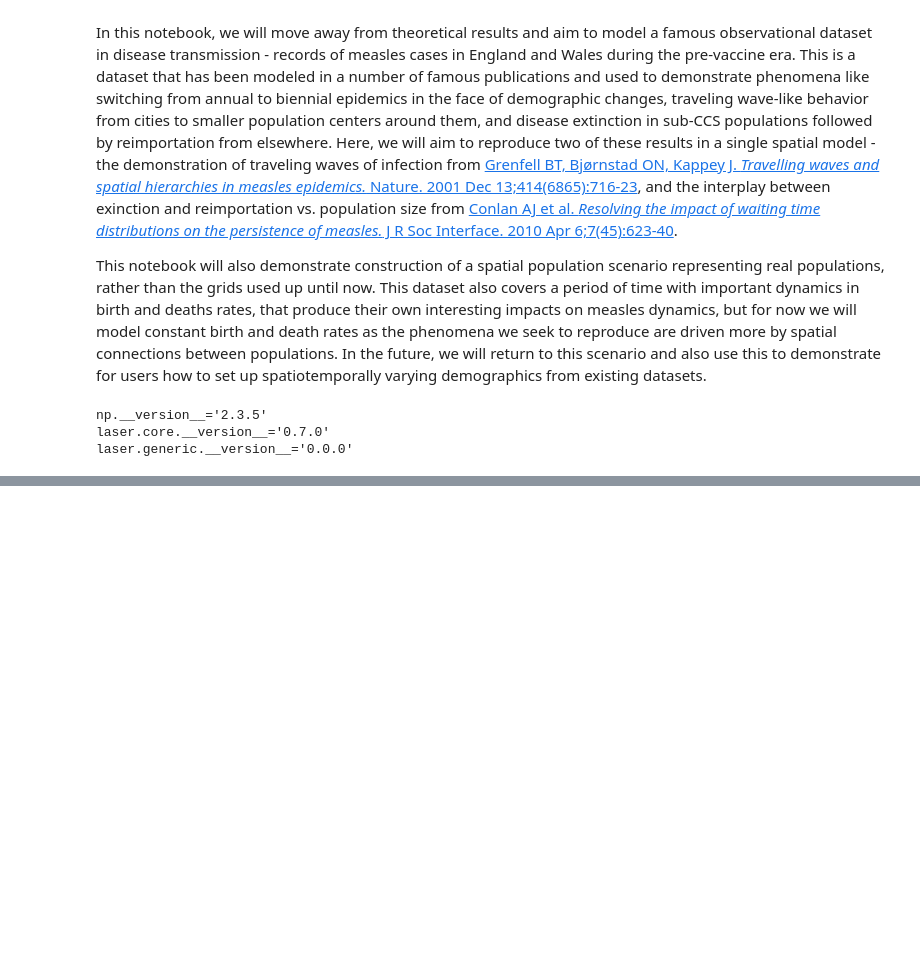
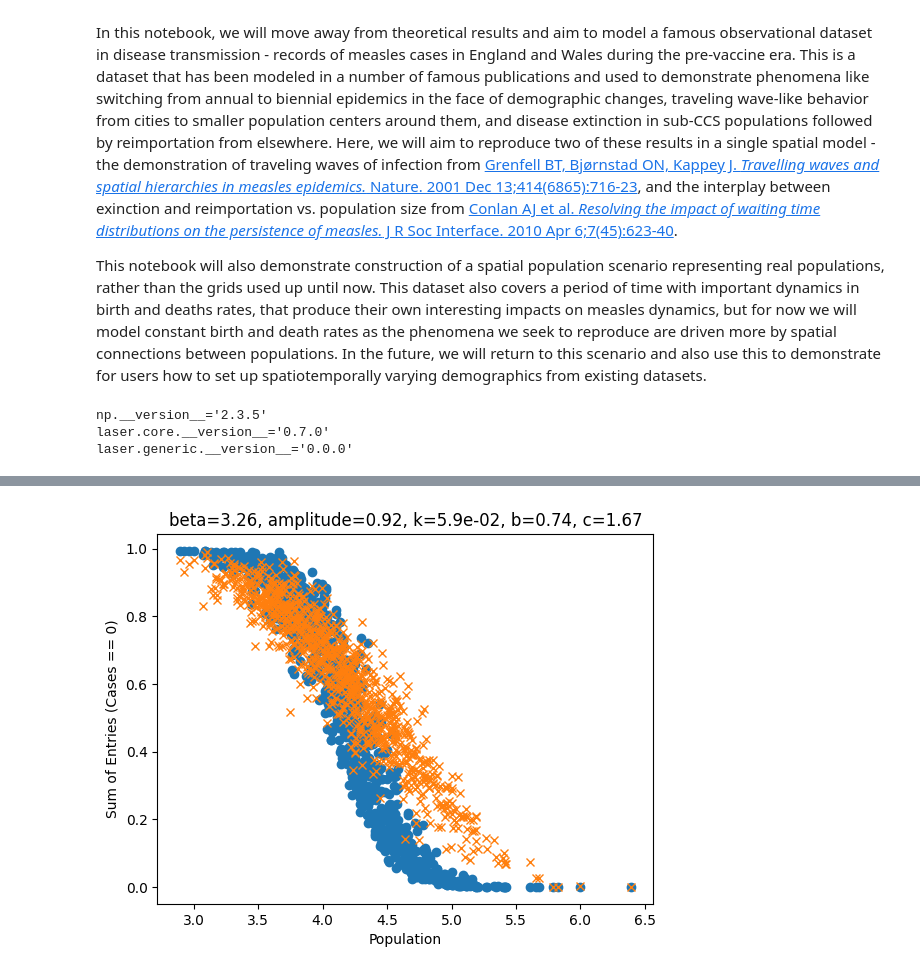
Before and after one commit to laser-base/laser-generic, a Jupyter notebook: docs/tutorials/notebooks/10_England_and_Wales.ipynb, the cells around one changed output, grey strips where cells are left out. Saved outputs shown, nothing was run; the diff lists cells and outputs as text; code cells hidden in the pictures; blank space fills up the shorter version.

Commit message:
Committing England and Wales notbook demonstrating reproduction of both the Critical Community Size and Phase Coherence vs. distance in a single simulation.

```diff
--- a/docs/tutorials/notebooks/10_England_and_Wales.ipynb
+++ b/docs/tutorials/notebooks/10_England_and_Wales.ipynb
@@ -354,4 +137,0 @@ False
-# %%
-pops = np.array([10., 100., 1000.])
-distances = np.array([[0., 1., 2.], [1, 0, 5], [2, 5, 0]])
-network = gravity(pops, distances, 1, 0, 1, 1)
@@ -830,7 +137,0 @@ IndexError: list index out of range
-# %%
-betas = []
-scalars = []
-for i in range(9):
-    for j in range(5):
-        betas.append(0.5+0.25*i)
-        scalars.append(0.5+0.25*j)
@@ -849,0 +138,3 @@ betas[35], scalars[35]
+# %%
+run_sims = True
+start_from_last = False
@@ -849,0 +267,21 @@ betas[35], scalars[35]
+# %%
+weekly_incidence = np.load('outputs/EW_outputs.npy')
+params_df = pd.read_csv('outputs/EW_parameter_samples.csv')
+results_df = params_df.copy()
+
+prop_zero = np.mean(weekly_incidence[:, 1040:, :]==0, axis=1)
+prop_low = np.mean(weekly_incidence[:, 1040:, :]<=2, axis=1)
+
+results_df["prop_zero"] = list(prop_zero)
+results_df["prop_low"] = list(prop_low)
+# %%
+#Plot the proportion of weeks with no incidence case from the first sim, and from the data
+ind = 0
+plt.plot(np.log10(model.scenario.population), results_df.loc[ind]["prop_zero"], 'o')
+plt.plot(np.log10(model.scenario.population), model.scenario.prop_zero, 'x')
+plt.xlabel('Population')
+plt.ylabel('Sum of Entries (Cases == 0)')
+plt.title('beta=%.2f, amplitude=%.2f, k=%.1e, b=%.2f, c=%.2f' % (results_df.loc[ind]["beta"], results_df.loc[ind]["amplitude"], results_df.loc[ind]["k"], results_df.loc[ind]["b"], results_df.loc[ind]["c"]))
+plt.show()
+# %% [output]
+[figure, added]
```
Also changed, not shown: parts of 47 cells of this notebook.
